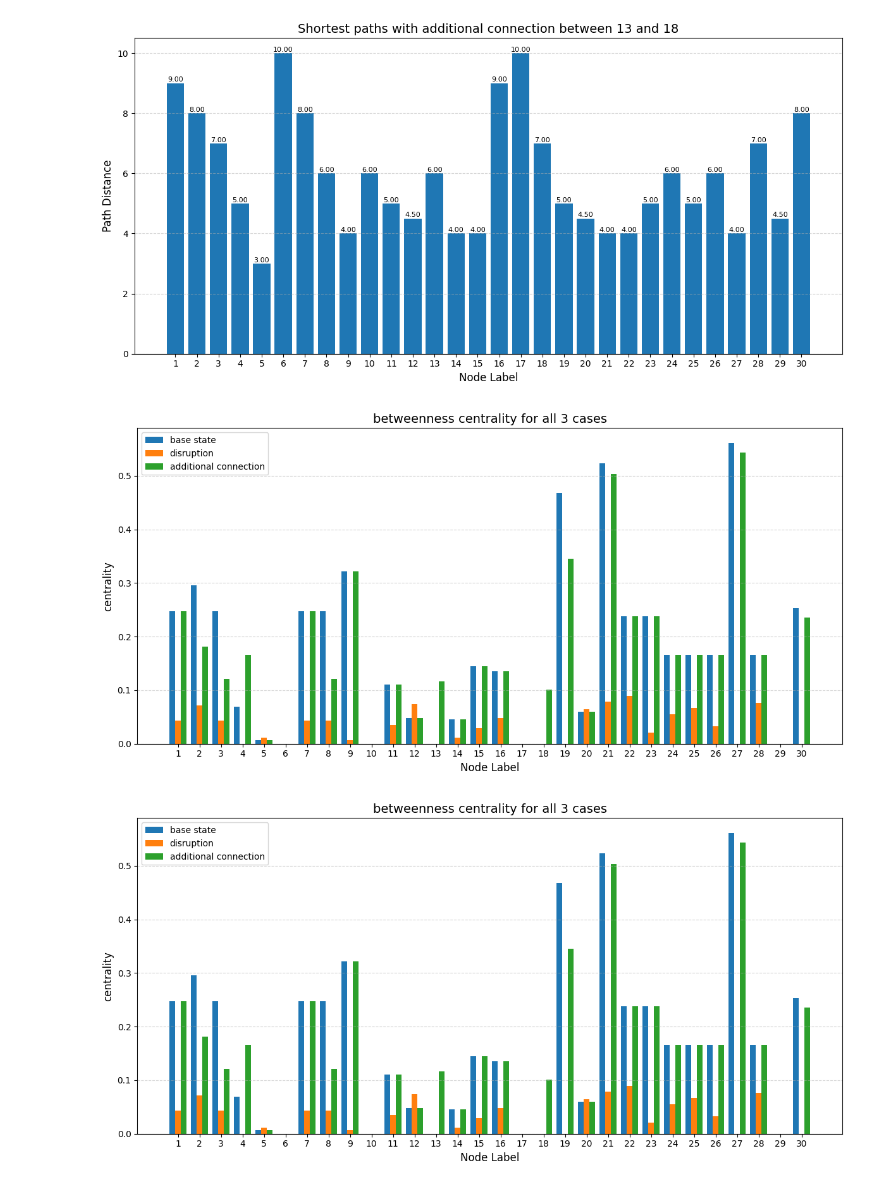
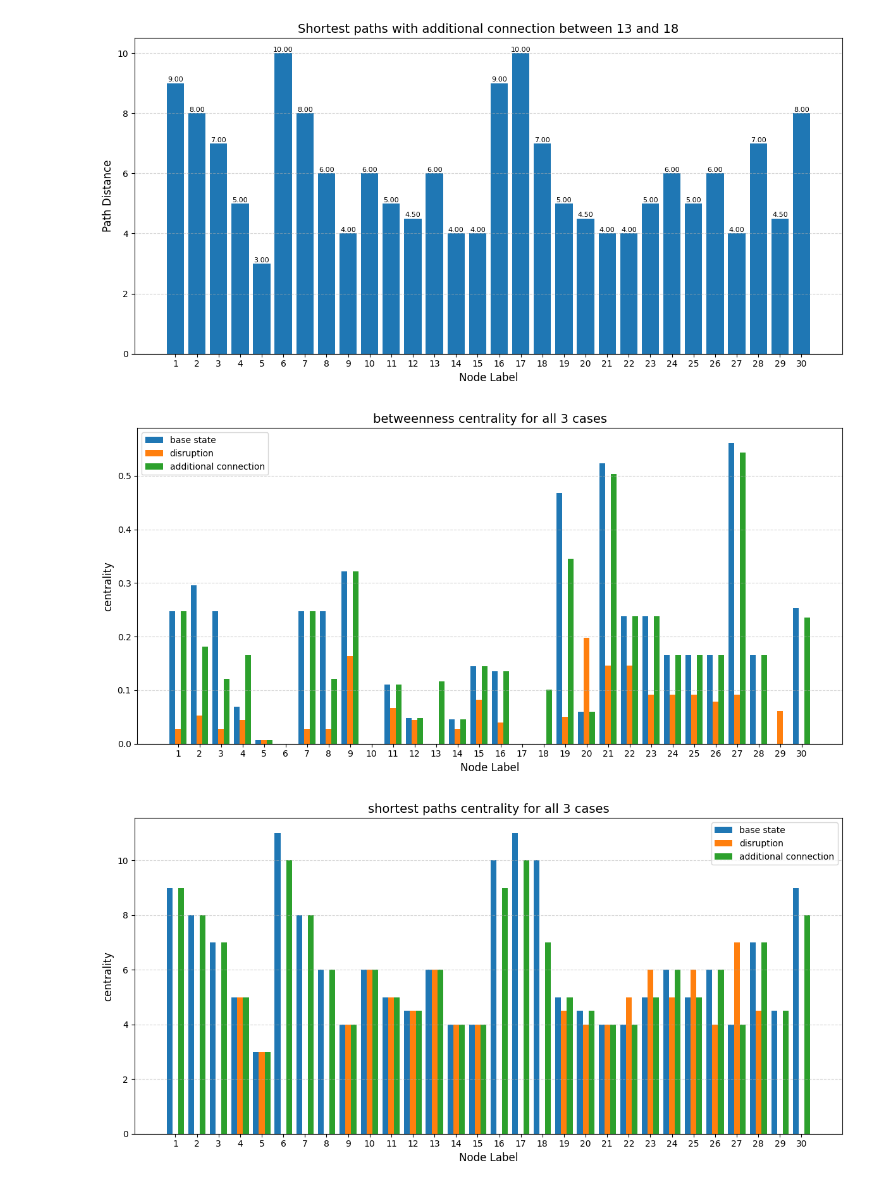
Before and after one commit to Ahagroen/networked_systems, a Jupyter notebook: Networked systems Hernesaari.ipynb, the cells around one changed output. Drawn from its saved outputs; the diff is of its cells as text; code cells hidden in the pictures.

```diff
--- a/Networked systems Hernesaari.ipynb
+++ b/Networked systems Hernesaari.ipynb
@@ -73,7 +73,7 @@ Number of road segments: 56
 [figure]
 # %%
 ## Simulate the disruption by removing the edges connected to nodes 21 and 27
-disrupted_nodes = [21, 27]
+disrupted_nodes = [19]
 G_disrupted = G.copy()  # Make a copy of the graph to avoid modifying the original
 
 # Remove the edges connected to the disrupted nodes
@@ -85,7 +85,9 @@ for node in disrupted_nodes:
 
 plot_road_network("Road network after disruption",G_disrupted)
 centrality_disrupted = nx.betweenness_centrality(G_disrupted)
-make_barplot("Betweenness Centrality of Nodes 1–30 in Hernesaari after disruption","Betweenness Centrality",centrality_full)
+centrality_disrupted[19] = 0
+make_barplot("Betweenness Centrality of Nodes 1–30 in Hernesaari after disruption","Betweenness Centrality",centrality_disrupted)
 shortest_paths_disrupted = determine_shortest_path(G_disrupted)
-make_barplot("Average Shortest Paths to nodes 29 and 5 after disruption","Path Distance",shortest_paths)
+shortest_paths_disrupted[19] = 0
+make_barplot("Average Shortest Paths to nodes 29 and 5 after disruption","Path Distance",shortest_paths_disrupted)
 # %% [output]
@@ -112,8 +114,6 @@ Number of road segments: 57
 [figure]
 # %%
 ## Graphics
-centrality_disrupted[21] = 0
-centrality_disrupted[27] = 0
 nodes = [centrality_full,centrality_disrupted,betweenness]
 titles = ["base state","disruption","additional connection"]
 labels = nodes[0].keys()
@@ -132,27 +132,26 @@ plt.grid(axis='y', linestyle='--', alpha=0.5)
 plt.tight_layout()
 plt.show()
 # %% [output]
-[figure, old version]
+[figure, new version]
 # %%
-embedded-picture Graphics
 centrality_disrupted[21] = 0
 centrality_disrupted[27] = 0
-nodes = [centrality_full,centrality_disrupted,betweenness]
+nodes = [shortest_paths,shortest_paths_disrupted,extra_shortest_paths]
 titles = ["base state","disruption","additional connection"]
 labels = nodes[0].keys()
 num_datasets = len(nodes)
 plt.figure(figsize=(12, 6))
 bar_width = 0.8 / num_datasets
 for index,i in enumerate(nodes):
     x_pos = np.arange(len(labels)) + index * bar_width - (num_datasets - 1) * bar_width / 2 +1
     plt.bar(x_pos, i.values(), width=bar_width, label=titles[index])
 plt.legend()
-plt.title("betweenness centrality for all 3 cases", fontsize=14)
+plt.title("shortest paths centrality for all 3 cases", fontsize=14)
 plt.xlabel("Node Label", fontsize=12)
 plt.ylabel("centrality", fontsize=12)
 plt.xticks(list(nodes[0].keys()))
 plt.grid(axis='y', linestyle='--', alpha=0.5)
 plt.tight_layout()
 plt.show()
 # %% [output]
-[figure, old version]
+[figure, new version]
```
Also changed, not shown: parts of 4 cells of this notebook.
